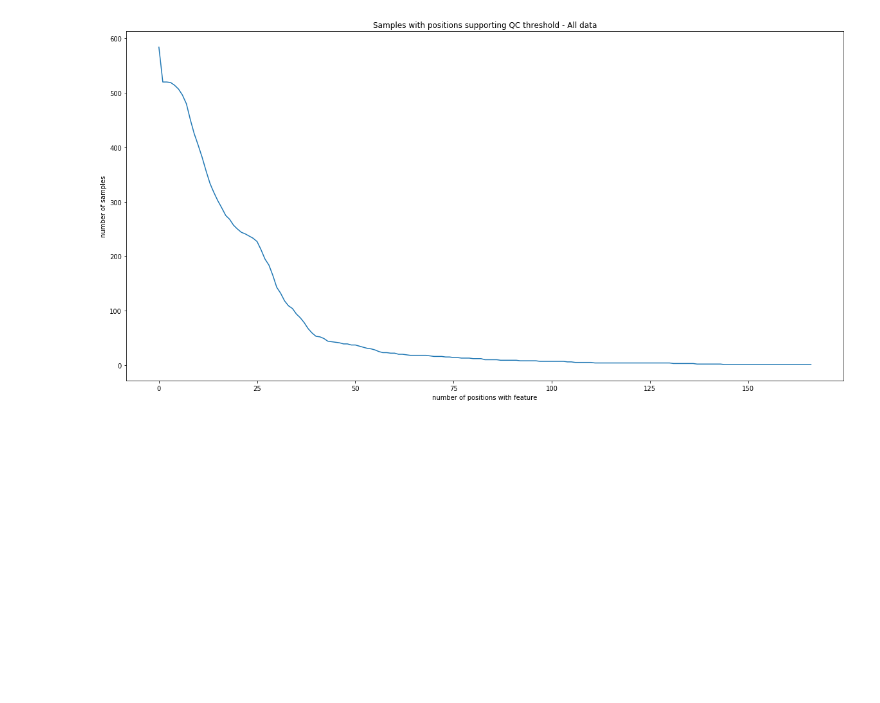
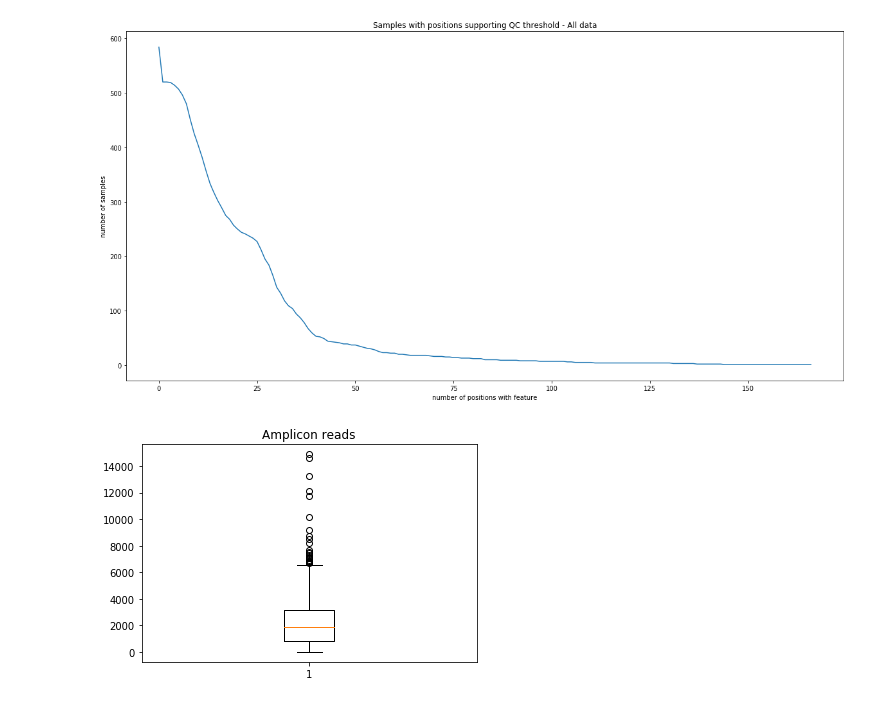
Before and after one commit to iqbal-lab-org/QCovid, a Jupyter notebook: QCovid_plots.ipynb, the cells around one changed output. Saved outputs shown, nothing was run; the diff lists cells and outputs as text; code cells hidden in the pictures; blank space fills up the shorter version.

Commit message:
boxplot for amplicon performance

```diff
--- a/QCovid_plots.ipynb
+++ b/QCovid_plots.ipynb
@@ -41,3 +42,13 @@ ds = np.array([qc.f_80 for qc in session.query(SelfQC)])
 plot_stats([(ds, "Support less than 80%")], "All data")
 # %% [output]
 [figure]
+# %%
+amplicon = session.query(Amplicon).first()
+reads = [qc.reads for qc in session.query(AmpliconQC).filter(AmpliconQC.amplicon_id==amplicon.id)]
+
+fig1, ax1 = plt.subplots()
+ax1.set_title('Amplicon reads')
+ax1.boxplot(reads)
+plt.show()
+# %% [output]
+[figure, added]
```
Also changed, not shown: parts of 1 cell of this notebook.
